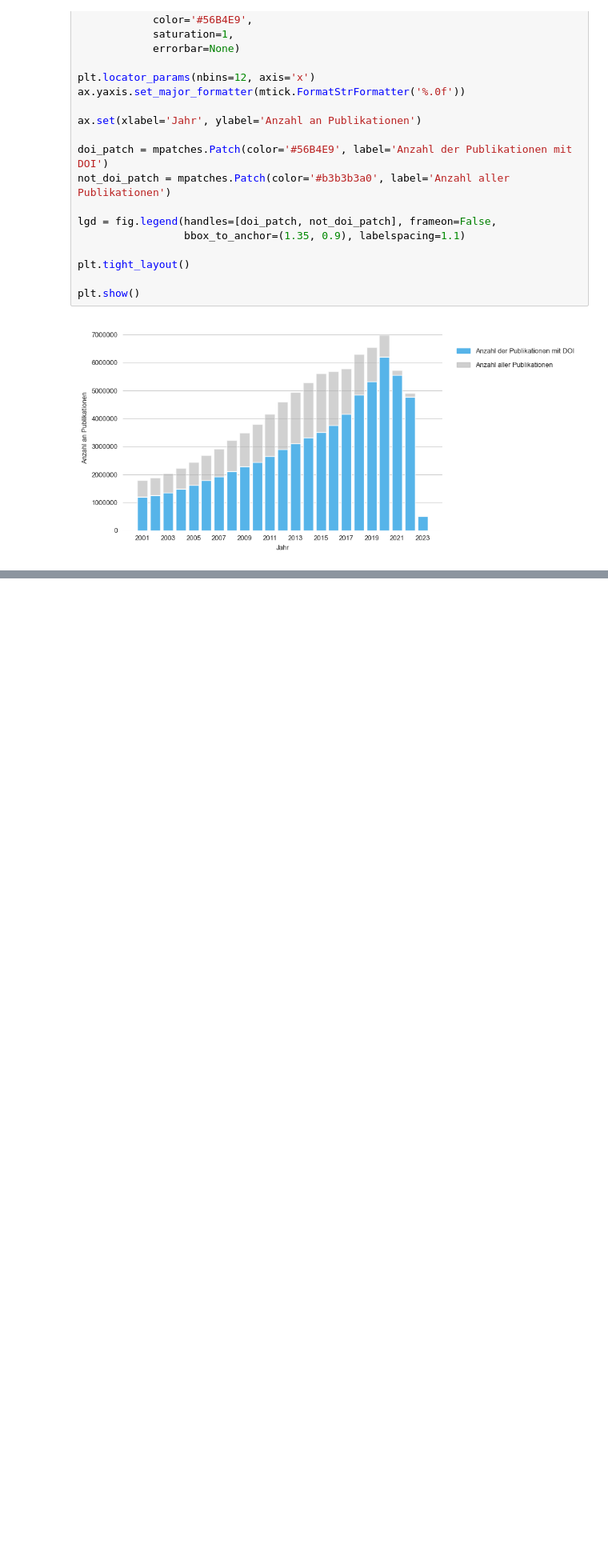
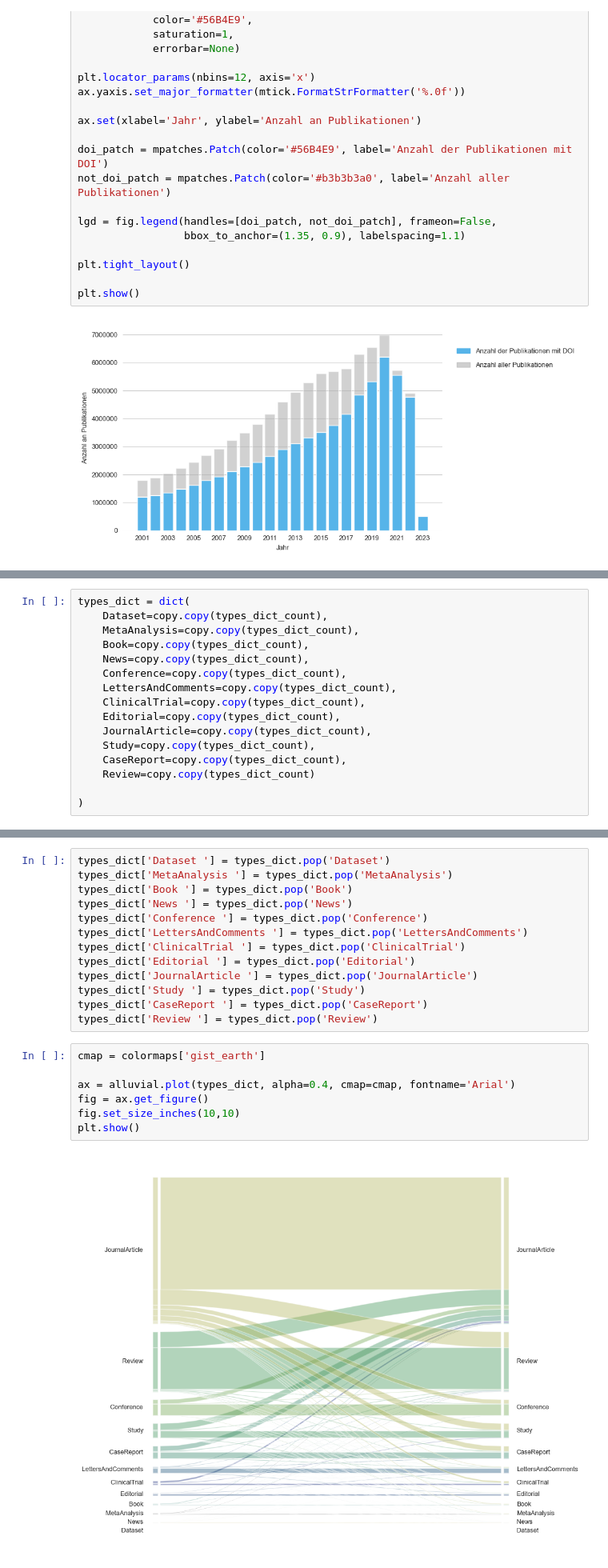
Before and after one commit to naustica/MA, a Jupyter notebook: Codebook.ipynb, the cells around one changed output, grey strips where cells are left out. Shown at 80% size. Saved outputs shown, nothing was run; the diff lists cells and outputs as text; blank space fills up the shorter version.

Commit message:
add alluvial plot

```diff
--- a/Codebook.ipynb
+++ b/Codebook.ipynb
@@ -70,0 +143,16 @@ plt.show()
+# %%
+types_dict = dict(
+    Dataset=copy.copy(types_dict_count),
+    MetaAnalysis=copy.copy(types_dict_count),
+    Book=copy.copy(types_dict_count),
+    News=copy.copy(types_dict_count),
+    Conference=copy.copy(types_dict_count),
+    LettersAndComments=copy.copy(types_dict_count),
+    ClinicalTrial=copy.copy(types_dict_count),
+    Editorial=copy.copy(types_dict_count),
+    JournalArticle=copy.copy(types_dict_count),
+    Study=copy.copy(types_dict_count),
+    CaseReport=copy.copy(types_dict_count),
+    Review=copy.copy(types_dict_count)
+
+)
@@ -70,0 +172,22 @@ plt.show()
+# %%
+types_dict['Dataset '] = types_dict.pop('Dataset')
+types_dict['MetaAnalysis '] = types_dict.pop('MetaAnalysis')
+types_dict['Book '] = types_dict.pop('Book')
+types_dict['News '] = types_dict.pop('News')
+types_dict['Conference '] = types_dict.pop('Conference')
+types_dict['LettersAndComments '] = types_dict.pop('LettersAndComments')
+types_dict['ClinicalTrial '] = types_dict.pop('ClinicalTrial')
+types_dict['Editorial '] = types_dict.pop('Editorial')
+types_dict['JournalArticle '] = types_dict.pop('JournalArticle')
+types_dict['Study '] = types_dict.pop('Study')
+types_dict['CaseReport '] = types_dict.pop('CaseReport')
+types_dict['Review '] = types_dict.pop('Review')
+# %%
+cmap = colormaps['gist_earth']
+
+ax = alluvial.plot(types_dict, alpha=0.4, cmap=cmap, fontname='Arial')
+fig = ax.get_figure()
+fig.set_size_inches(10,10)
+plt.show()
+# %% [output]
+[figure, added]
```
Also changed, not shown: parts of 12 cells of this notebook, 1 other file.
